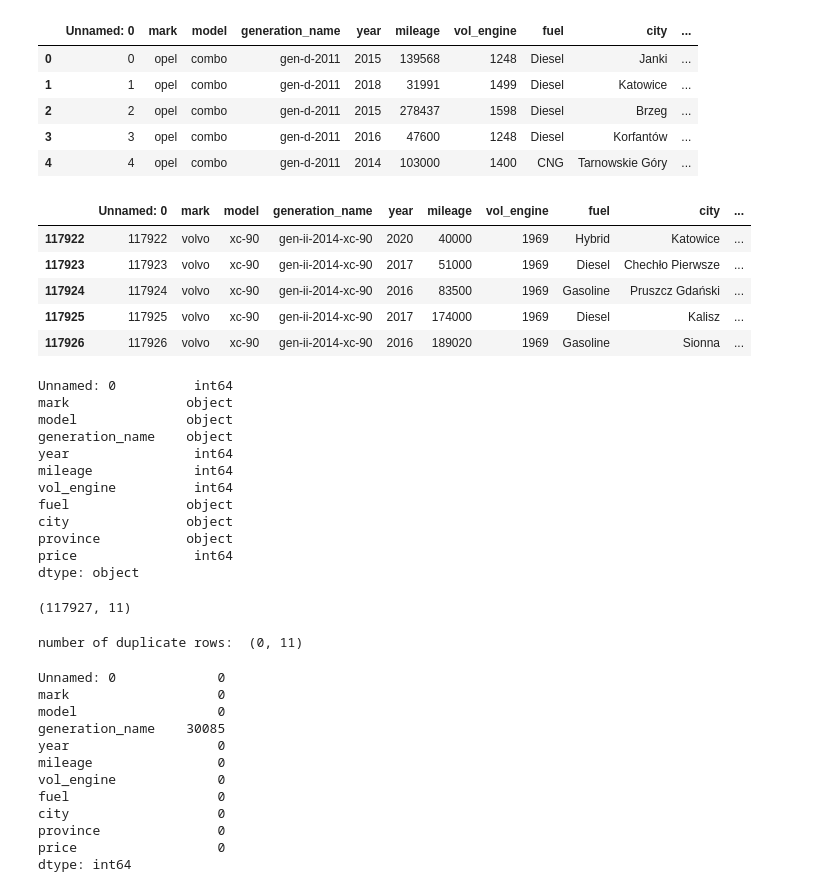
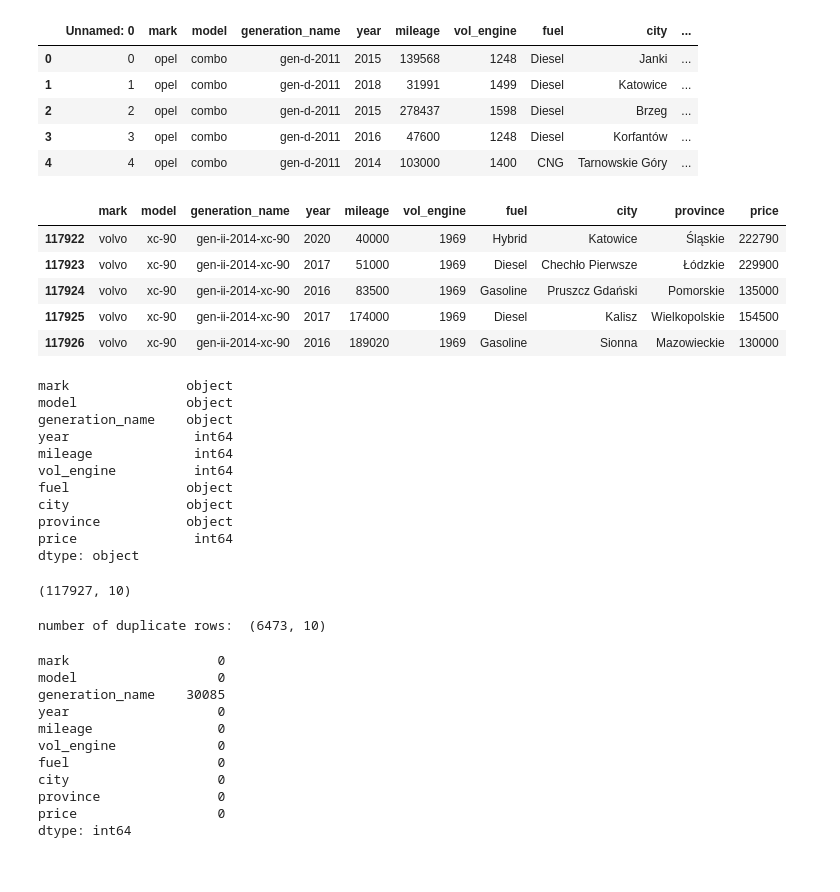
Before and after one commit to adamsiedlecki/ASI_projekt, a Jupyter notebook: analiza_danych.ipynb, the cells around one changed output. Cells and saved outputs as stored; diff of their text form; code cells hidden in the pictures.

Commit message:
zrobiłem analizę danych w notebooku

```diff
--- a/analiza_danych.ipynb
+++ b/analiza_danych.ipynb
@@ -6,8 +6,9 @@ import matplotlib.pyplot as plt             #visualisation
 %matplotlib inline
 sns.set(color_codes=True)
 # %%
-df = pd.read_csv("./kedro-asi-cars/data/01_raw/Car_Prices_Poland_Kaggle.csv")
-# To display the top 5 rows
+kedro_raw_path = "./kedro-asi-cars/data/01_raw/"
+df = pd.read_csv(kedro_raw_path + "Car_Prices_Poland_Kaggle.csv")
+# Pierwsze 5 wierszy
 df.head(5)
 # %% [output]
 |  | Unnamed: 0 | mark | model | generation_name | year | mileage | vol_engine | fuel | city | ... |
@@ -17,18 +18,21 @@ df.head(5)
 | 3 | 3 | opel | combo | gen-d-2011 | 2016 | 47600 | 1248 | Diesel | Korfantów | ... |
 | 4 | 4 | opel | combo | gen-d-2011 | 2014 | 103000 | 1400 | CNG | Tarnowskie Góry | ... |
 # %%
+df = df.drop(df.columns[0], axis=1) # usuwamy kolumnę 0 - licznik wierszy
+
+# Ostatnie 5 wierszy
 df.tail(5)
 # %% [output]
-|  | Unnamed: 0 | mark | model | generation_name | year | mileage | vol_engine | fuel | city | ... |
-| 117922 | 117922 | volvo | xc-90 | gen-ii-2014-xc-90 | 2020 | 40000 | 1969 | Hybrid | Katowice | ... |
-| 117923 | 117923 | volvo | xc-90 | gen-ii-2014-xc-90 | 2017 | 51000 | 1969 | Diesel | Chechło Pierwsze | ... |
-| 117924 | 117924 | volvo | xc-90 | gen-ii-2014-xc-90 | 2016 | 83500 | 1969 | Gasoline | Pruszcz Gdański | ... |
-| 117925 | 117925 | volvo | xc-90 | gen-ii-2014-xc-90 | 2017 | 174000 | 1969 | Diesel | Kalisz | ... |
-| 117926 | 117926 | volvo | xc-90 | gen-ii-2014-xc-90 | 2016 | 189020 | 1969 | Gasoline | Sionna | ... |
+|  | mark | model | generation_name | year | mileage | vol_engine | fuel | city | province | price |
+| 117922 | volvo | xc-90 | gen-ii-2014-xc-90 | 2020 | 40000 | 1969 | Hybrid | Katowice | Śląskie | 222790 |
+| 117923 | volvo | xc-90 | gen-ii-2014-xc-90 | 2017 | 51000 | 1969 | Diesel | Chechło Pierwsze | Łódzkie | 229900 |
+| 117924 | volvo | xc-90 | gen-ii-2014-xc-90 | 2016 | 83500 | 1969 | Gasoline | Pruszcz Gdański | Pomorskie | 135000 |
+| 117925 | volvo | xc-90 | gen-ii-2014-xc-90 | 2017 | 174000 | 1969 | Diesel | Kalisz | Wielkopolskie | 154500 |
+| 117926 | volvo | xc-90 | gen-ii-2014-xc-90 | 2016 | 189020 | 1969 | Gasoline | Sionna | Mazowieckie | 130000 |
 # %%
+# Typy danych
 df.dtypes
 # %% [output]
-Unnamed: 0          int64
 mark               object
 model              object
 generation_name    object
@@ -41,18 +45,20 @@ province           object
 price               int64
 dtype: object
 # %%
+# rozmiar danych - ponad 117k wierszy
 df.shape
 # %% [output]
-(117927, 11)
+(117927, 10)
 # %%
 duplicate_rows_df = df[df.duplicated()]
 print("number of duplicate rows: ", duplicate_rows_df.shape)
+# Nie ma wierszy powtarzających się
 # %% [output]
-number of duplicate rows:  (0, 11)
+number of duplicate rows:  (6473, 10)
 # %%
 print(df.isnull().sum())
+# ponad 30k wpisów nie ma nazwy generacji - nie powinno to być dużym problemem, pewnie bardziej przyda się rok produkcji
 # %% [output]
-Unnamed: 0             0
 mark                   0
 model                  0
 generation_name    30085
```
Also changed, not shown: parts of 17 cells of this notebook, 1 other file.
